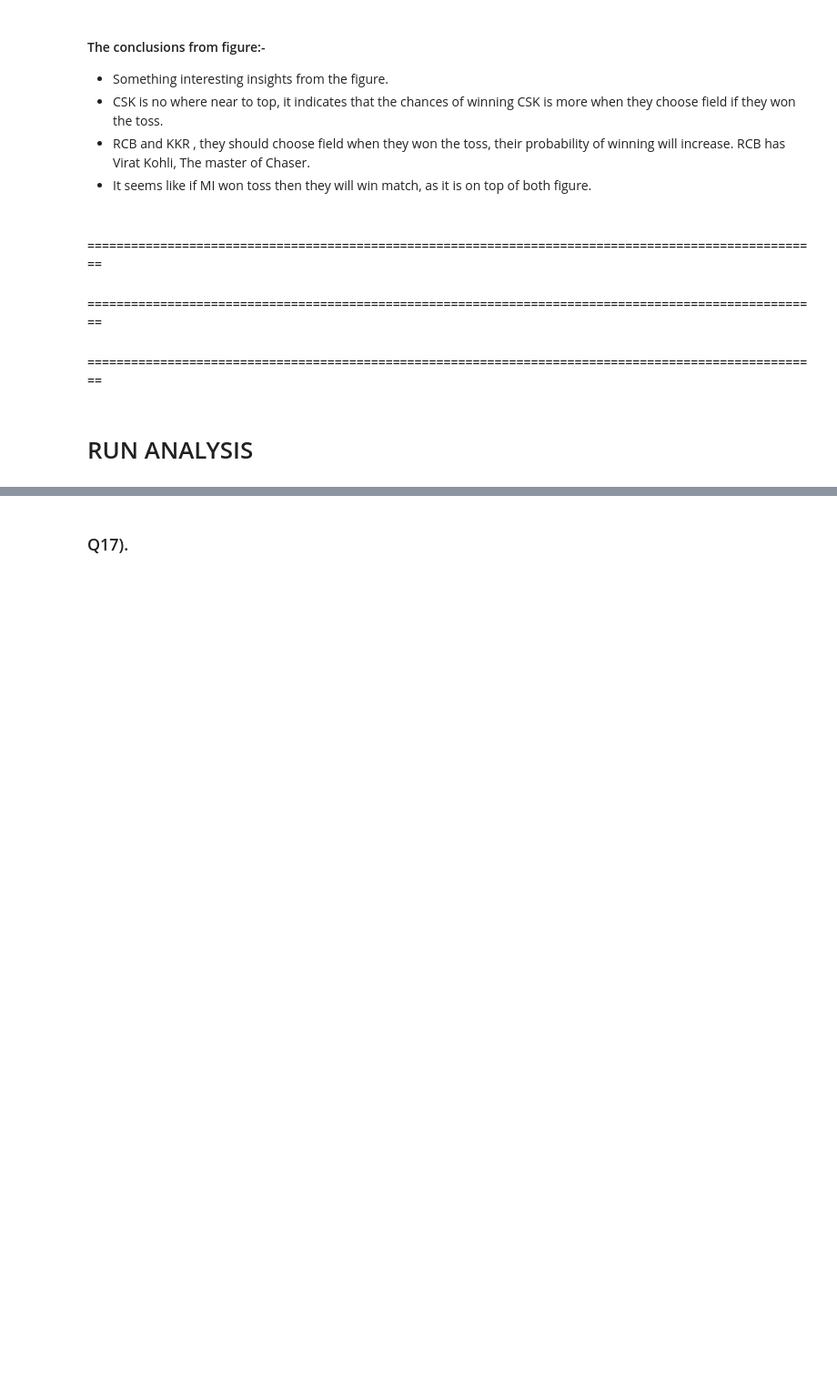
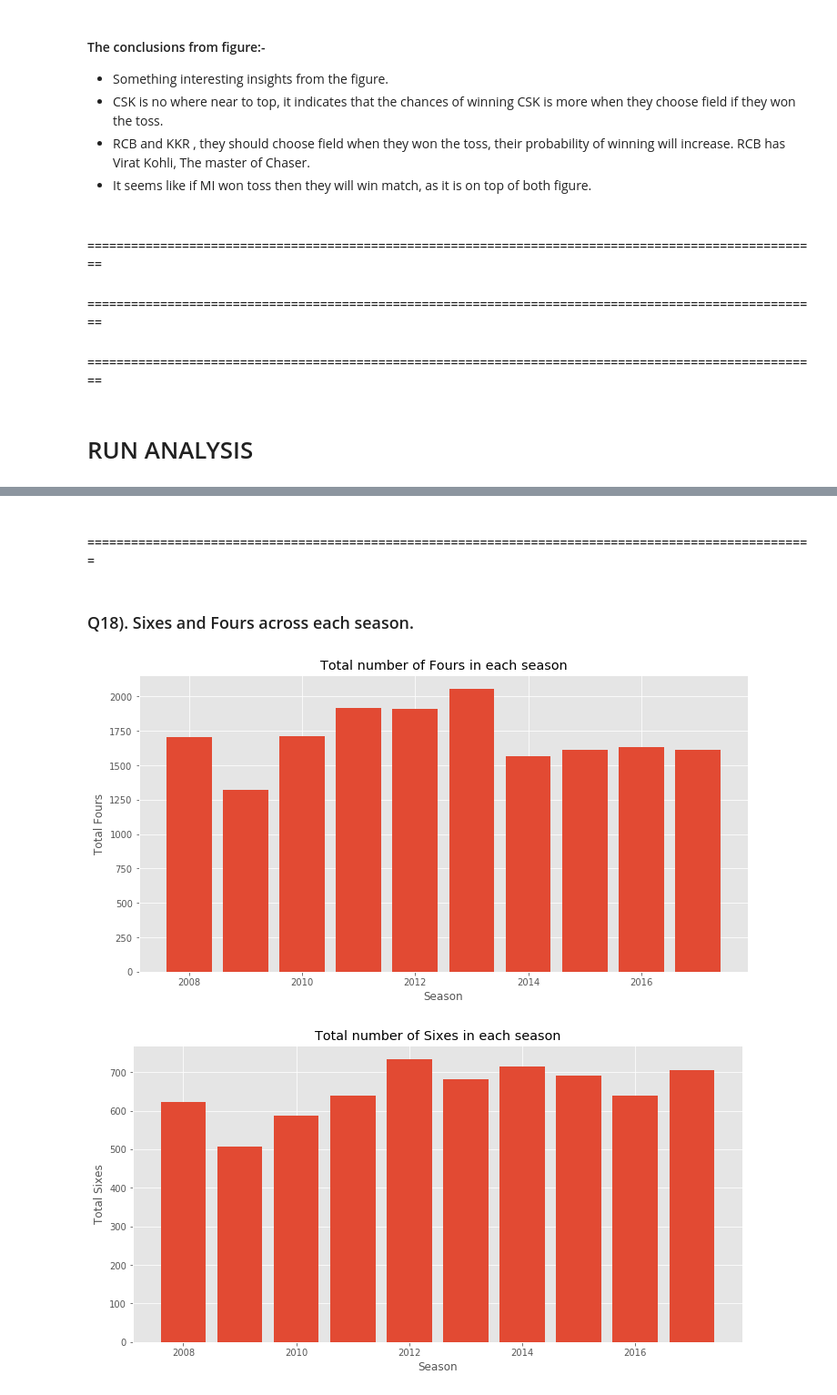
Before and after one commit to rahul-72/IPL_Dataset_Analysis, a Jupyter notebook: ipl.ipynb, the cells around one changed output, grey strips where cells are left out. Shown: that part at 91% size. Cells and saved outputs as stored; diff of their text form; code cells hidden in the pictures; blank space fills up the shorter version.

```diff
--- a/ipl.ipynb
+++ b/ipl.ipynb
@@ -352,2 +388,52 @@ plt.show()
 # %% [markdown]
-### Q17).
+#### ====================================================================================================
+# %% [markdown]
+### Q18). Sixes and Fours across each season.
+# %%
+# Fours across each season
+
+season = df_matches['season'].unique()
+
+# Getting total fours from each season by check id from matches dataset in deliveries dataset.
+fours_list = []
+for var in season:
+    new_df = df_matches[df_matches['season']==var]
+    total_fours = 0
+    for i in new_df['id'].values:
+        temp_df = df_deliveries[df_deliveries['match_id']==i]
+        fours = temp_df[temp_df['batsman_runs']==4]['batsman_runs'].count()
+        total_fours+=fours
+    fours_list.append(total_fours)
+
+plt.figure(figsize=(12,6), )
+plt.bar(x=season, height=fours_list, )
+plt.title('Total number of Fours in each season')
+plt.xlabel('Season')
+plt.ylabel('Total Fours')
+plt.show()
+
+
+# Sixes across each season
+
+season = df_matches['season'].unique()
+
+# Getting total sixes from each season by check id from matches dataset in deliveries dataset.
+sixes_list = []
+for var in season:
+    new_df = df_matches[df_matches['season']==var]
+    total_sixes = 0
+    for i in new_df['id'].values:
+        temp_df = df_deliveries[df_deliveries['match_id']==i]
+        sixes = temp_df[temp_df['batsman_runs']==6]['batsman_runs'].count()
+        total_sixes+=sixes
+    sixes_list.append(total_sixes)
+
+plt.figure(figsize=(12,6), )
+plt.bar(x=season, height=sixes_list, )
+plt.title('Total number of Sixes in each season')
+plt.xlabel('Season')
+plt.ylabel('Total Sixes')
+plt.show()
+# %% [output]
+[figure, added]
+[figure, added]
```
Also changed, not shown: parts of 26 cells of this notebook.
